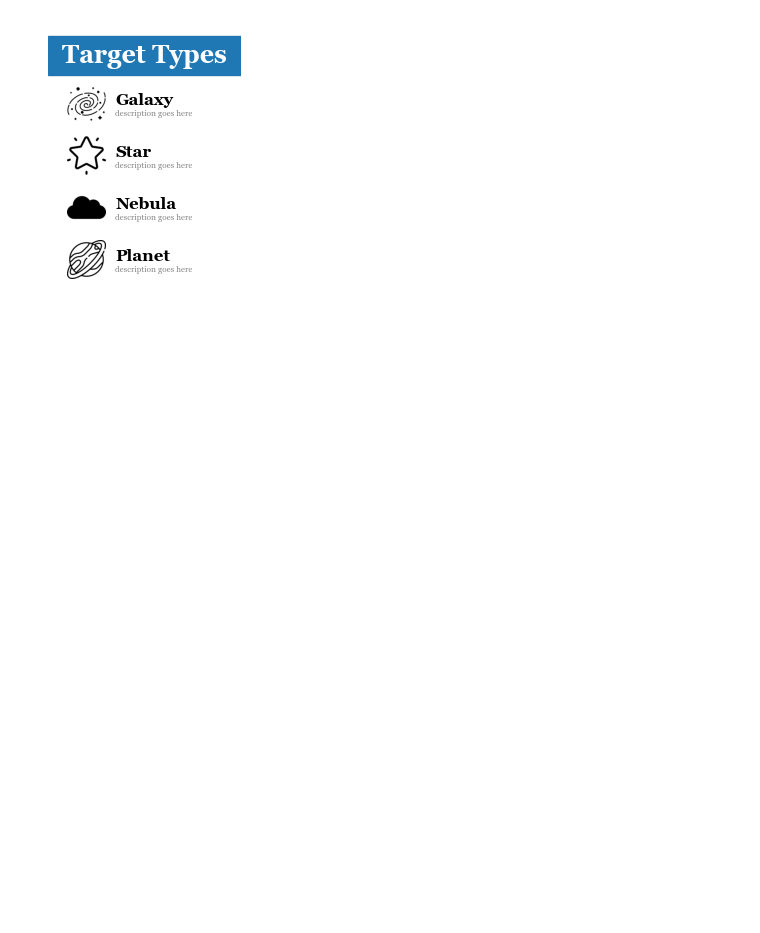
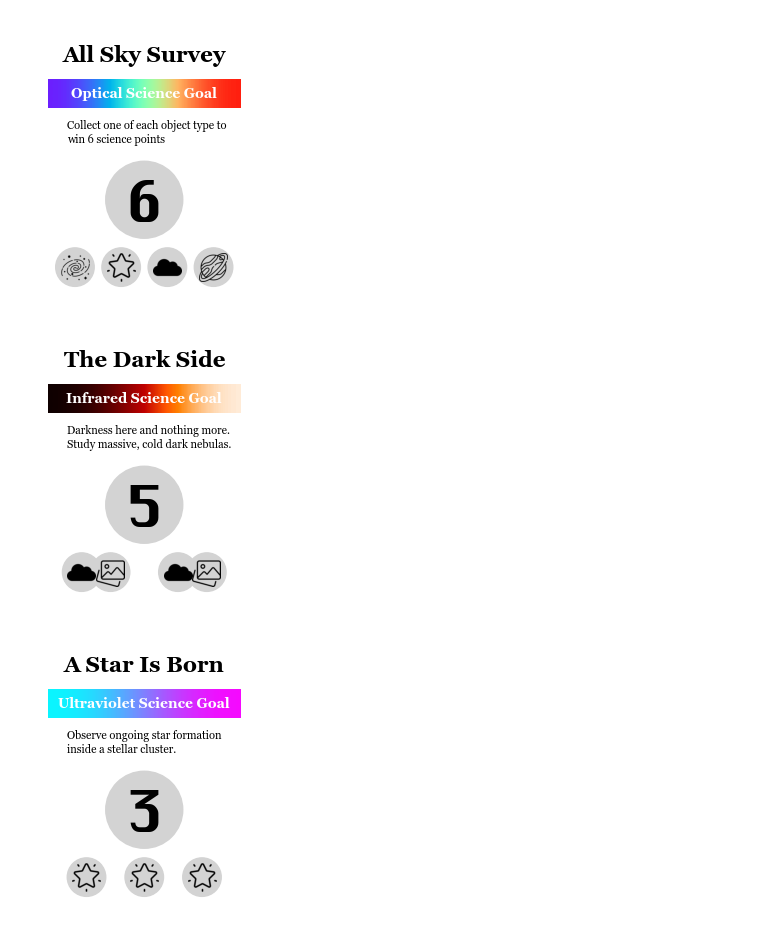
Before and after one commit to spacetelescope/mast-match, a Jupyter notebook: card_art/goal_card_generator.ipynb, the cells around one changed output. Saved outputs shown, nothing was run; the diff lists cells and outputs as text; code cells hidden in the pictures; blank space fills up the shorter version.

Commit message:
add goal card generator

```diff
--- a/card_art/goal_card_generator.ipynb
+++ b/card_art/goal_card_generator.ipynb
@@ -4,47 +4,3 @@ from PIL import Image, ImageDraw
 import numpy as np
 from pandas import read_csv
 import matplotlib.patheffects as pe
-# %%
-fig, ax = plt.subplots()
-fig.set_size_inches((2.5,3.5))
-
-
-# stripe
-stripe = plt.Rectangle((0,1150), 1200, 200,color='tab:blue')
-ax.add_patch(stripe)
-
-for i,name in enumerate(['galaxy','star','nebula','planet']):
-    # Add circle
-    circle = plt.Circle((300, 200), 150, color='white', alpha=0.5, zorder=1)
-    ax.add_patch(circle)
-
-    # Add Object Icon
-    icon1 = Image.open(f'icons/{name}.png').resize((200,200))
-    x,y = 100,(900-(100*i*2.7))
-    ax.imshow(icon1, extent=(x,x+200,y,y+200),zorder=3)
-
-    ax.text(x+250, y+120, name.title(), ha='left', va='center', color='k',
-             fontsize=12, font='Georgia', fontweight='bold')
-
-    ax.text(x+250, y+50, 'description goes here', ha='left', va='center', color='#888888',
-             fontsize=6, font='Georgia')
-
-
-
-
-# Title Text
-ax.text(500, 1250, 'Target Types', ha='center', va='center', color='white',
-             fontsize=18, font='Georgia', fontweight='bold')
-
-
-
-# Additional Formatting
-ax.set_xlim(0,1000)
-ax.set_ylim(0,1400)
-ax.set_axis_off()
-plt.axis('off')
-
-#plt.savefig(f'final_cards/target_types.png', bbox_inches='tight')
-plt.show()
-# %% [output]
-[figure, removed]
@@ -50,0 +101,33 @@ plt.show()
+# %%
+title_text = 'All Sky Survey'
+wavelength = 'optical'
+pvalue = 6
+flavor_text = 'Collect one of each object type to \nwin 6 science points'
+icon_style = '4'
+icon_list = ['galaxy', 'star', 'nebula', 'planet']
+
+make_goal_card(title_text, wavelength, pvalue, flavor_text, icon_style, icon_list)
+
+
+title_text = 'The Dark Side'
+wavelength = 'infrared'
+pvalue=5
+flavor_text = 'Darkness here and nothing more.\nStudy massive, cold dark nebulas.'
+icon_style = '2con'
+icon_list = ['nebula','image','nebula','image']
+
+make_goal_card(title_text, wavelength, pvalue, flavor_text, icon_style, icon_list)
+
+
+title_text = 'A Star Is Born'
+wavelength = 'ultraviolet'
+pvalue=3
+flavor_text = 'Observe ongoing star formation \ninside a stellar cluster.'
+icon_style = '3'
+icon_list = ['star','star','star']
+
+make_goal_card(title_text, wavelength, pvalue, flavor_text, icon_style, icon_list)
+# %% [output]
+[figure, added]
+[figure, added]
+[figure, added]
```
Also changed, not shown: parts of 1 cell of this notebook, 2 other files.
